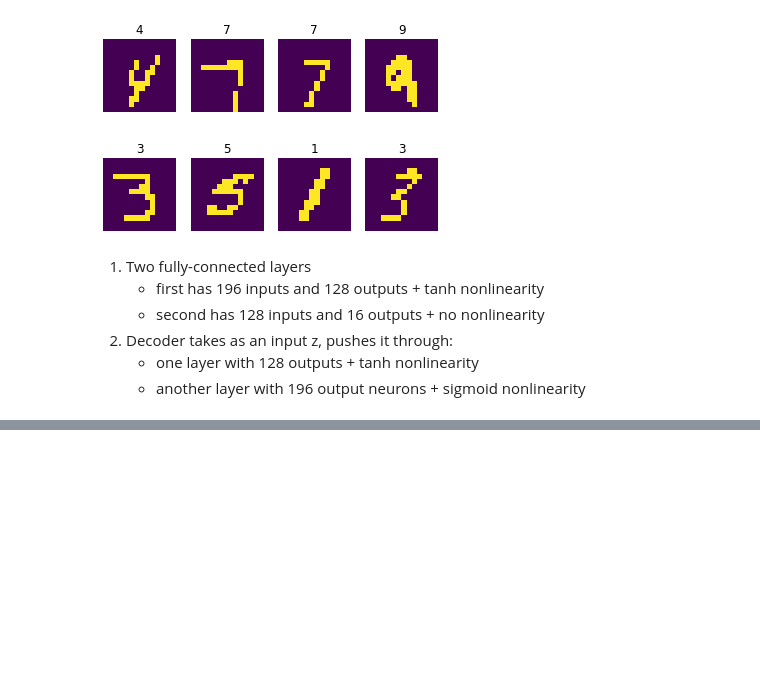
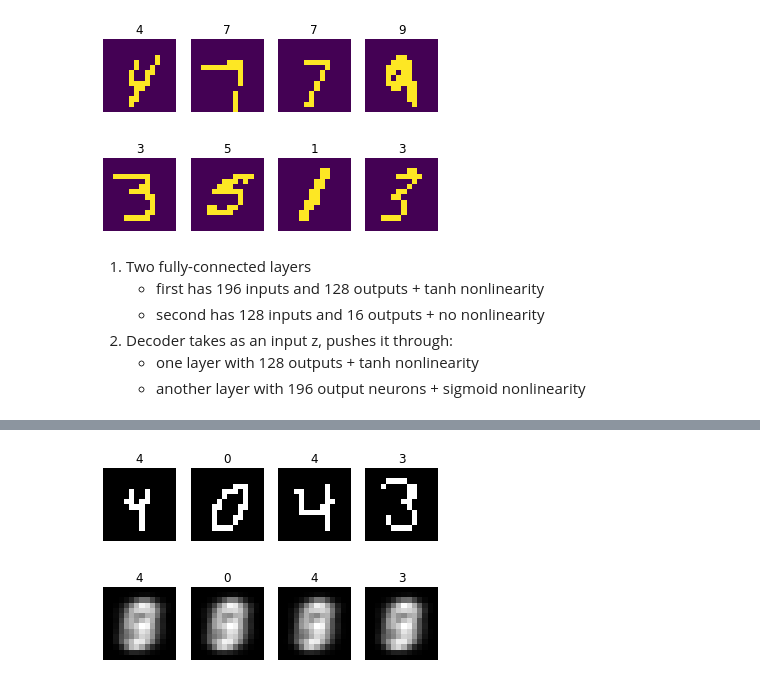
Before and after one commit to sheilsarda/Deep_Learning, a Jupyter notebook: ESE546 HW5/hw5q2.ipynb, the cells around one changed output, grey strips where cells are left out. Saved outputs shown, nothing was run; the diff lists cells and outputs as text; code cells hidden in the pictures; blank space fills up the shorter version.

```diff
--- a/ESE546 HW5/hw5q2.ipynb
+++ b/ESE546 HW5/hw5q2.ipynb
@@ -167 +244,33 @@ train_error_list, train_loss_list, val_error_list, val_loss_list = [], [], [], [
+# %%
+fig, axs = plt.subplots(2, 4)
+
+num_samples = 4
+index = np.random.randint(len(resized_val_x), size=8)
+i = 0
+
+# for r in range(2):
+
+for c in range(num_samples):
+    x = resized_val_x[index[i]]
+    axs[0, c].imshow(x.reshape(14, 14), cmap=plt.cm.gray)
+    axs[0, c].set_title(str(valY[index[i]]))
+    axs[0, c].axis('off')
+
+    x = torch.Tensor(x).unsqueeze(0)
+
+
+    z, mu, sigma = encoder(x)
+    decoding = decoder(z)
+
+#     print(decoding)
+    decoding = decoding.reshape((14, 14)).detach().numpy()
+#     _, decoding = cv2.threshold(decoding*255,127,255,cv2.THRESH_BINARY)
+
+    axs[1, c].imshow(decoding, cmap=plt.cm.gray)
+    axs[1, c].set_title(str(valY[index[i]]))
+    axs[1, c].axis('off')
+    i+=1
+plt.show()
+# %% [output]
+[figure, added]
 # %%
```
Also changed, not shown: parts of 17 cells of this notebook, 1 other file.
